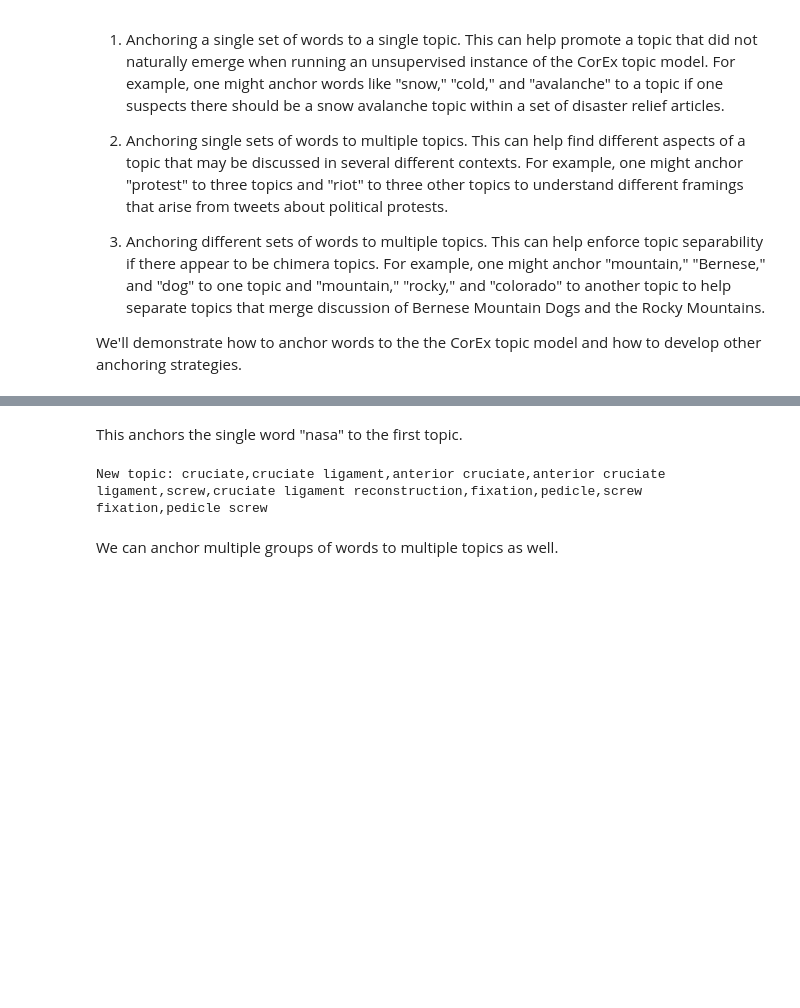
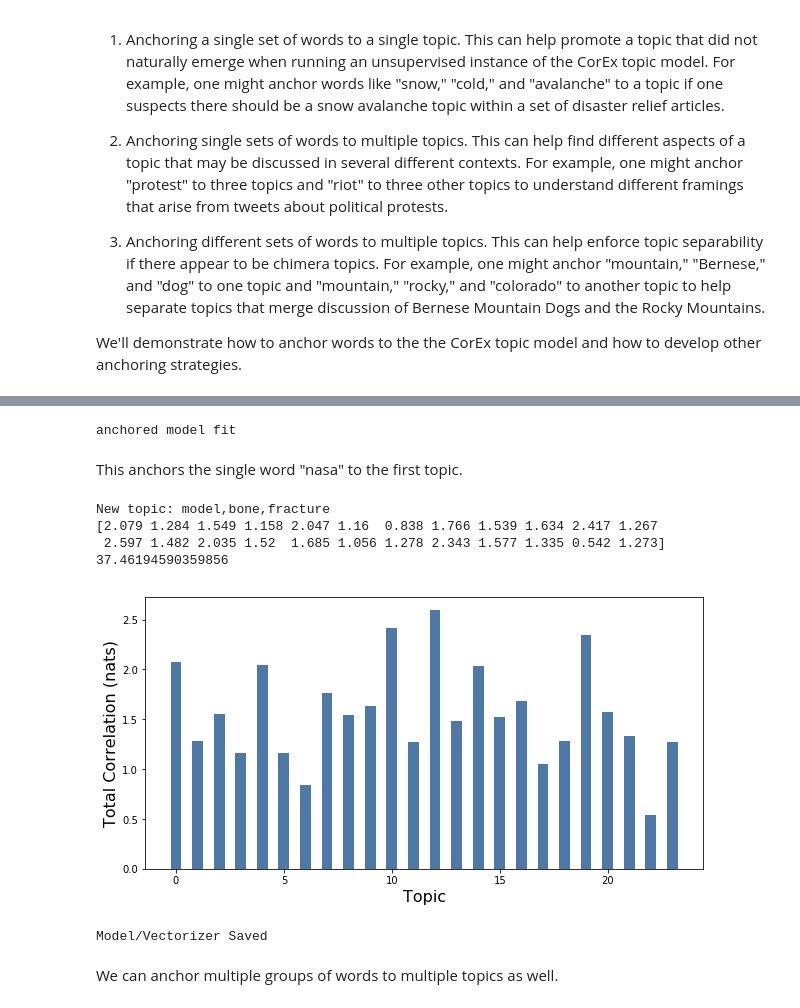
Before and after one commit to alcantarar/literature_update, a Jupyter notebook: Construct_Models/corex_topic_biomch_l.ipynb, the cells around one changed output, grey strips where cells are left out. Saved outputs shown, nothing was run; the diff lists cells and outputs as text; code cells hidden in the pictures; blank space fills up the shorter version.

```diff
--- a/Construct_Models/corex_topic_biomch_l.ipynb
+++ b/Construct_Models/corex_topic_biomch_l.ipynb
@@ -1720,3 +456,7 @@ Name: topic, dtype: int64
+# %%
+anchor_list_list = anchor_list.to_dict('list')
+# anchor_list.iloc[0]['top_words']
+anchor_words = anchor_list['top_words']
 # %%
 # Anchor one word to the first topic
-anchor_words = ['robot']
+anchor_words
@@ -1723,13 +481,37 @@ anchor_words = ['robot']
 # %%
-# Anchor the word 'nasa' to the first topic
-anchored_topic_model = ct.Corex(n_hidden=n_topics, seed=2) #50 topics
-anchored_topic_model.fit(doc_word, words=words, anchors=anchor_words, anchor_strength=6);
+
+anchored_topic_model = ct.Corex(n_hidden=n_topics, seed=2)
+anchored_topic_model.fit(doc_word,
+                         words=words,
+                         anchors=anchor_words,
+                         anchor_strength=6);
+print('anchored model fit')
+# %% [output]
+anchored model fit
 # %% [markdown]
 This anchors the single word "nasa" to the first topic.
-# %%
-topic_words,_ = zip(*anchored_topic_model.get_topics(topic=0))
-print('New topic: ' + ','.join(topic_words))
-# %% [output]
-New topic: cruciate,cruciate ligament,anterior cruciate,anterior cruciate ligament,screw,cruciate ligament reconstruction,fixation,pedicle,screw fixation,pedicle screw
+# %%
+topic_words,_ = zip(*anchored_topic_model.get_topics(topic=0))
+print('New topic: ' + ','.join(topic_words[0:3]))
+print(np.round(anchored_topic_model.tcs,3))
+plt.figure(figsize=(10,5))
+plt.bar(range(anchored_topic_model.tcs.shape[0]), anchored_topic_model.tcs, color='#4e79a7', width=0.5)
+plt.xlabel('Topic', fontsize=16)
+plt.ylabel('Total Correlation (nats)', fontsize=16);
+print(anchored_topic_model.tc)
+# %% [output]
+New topic: model,bone,fracture
+[2.079 1.284 1.549 1.158 2.047 1.16  0.838 1.766 1.539 1.634 2.417 1.267
+ 2.597 1.482 2.035 1.52  1.685 1.056 1.278 2.343 1.577 1.335 0.542 1.273]
+37.46194590359856
+[figure, added]
+# %%
+from sklearn.externals import joblib
+joblib.dump(anchored_topic_model, '../Models/LDA/anchored_topic_model.pkl')
+joblib.dump(vectorizer, '../Models/LDA/anchored_topic_vectorizer.pkl')
+
+print ("Model/Vectorizer Saved")
+# %% [output]
+Model/Vectorizer Saved
 # %% [markdown]
 We can anchor multiple groups of words to multiple topics as well.
```
Also changed, not shown: parts of 31 cells of this notebook, 2 other files.
